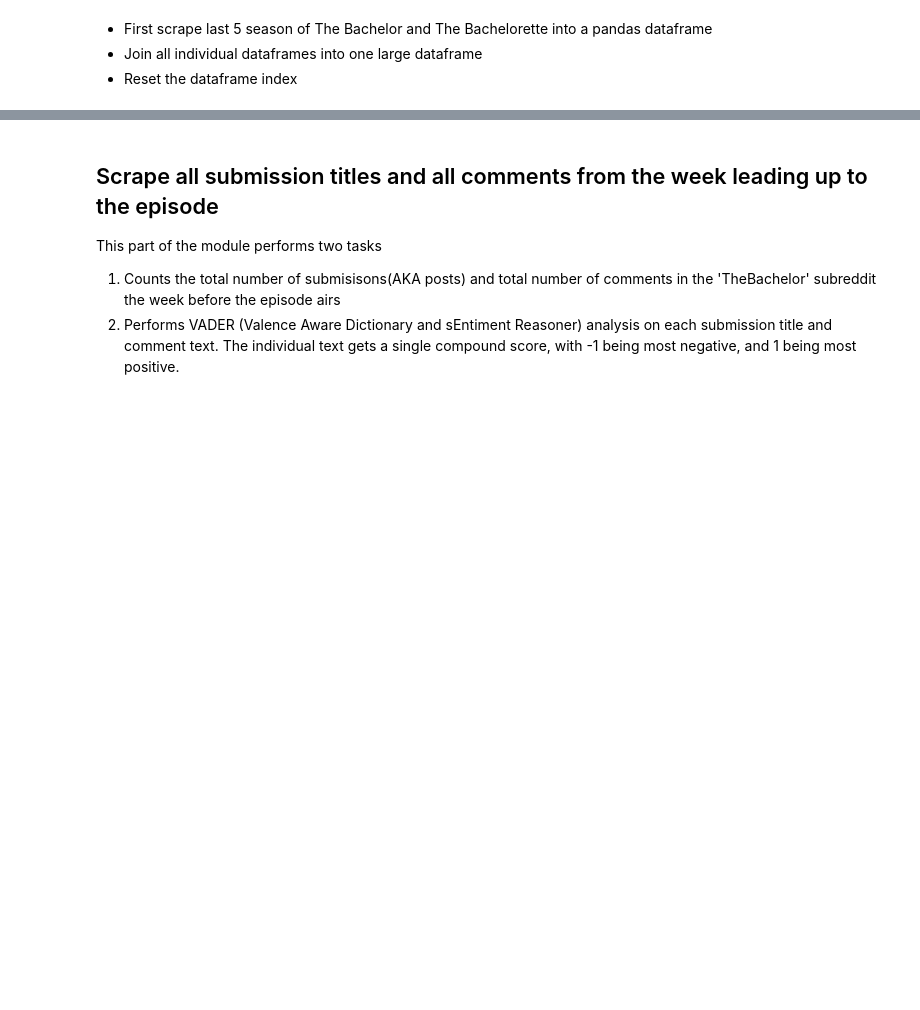
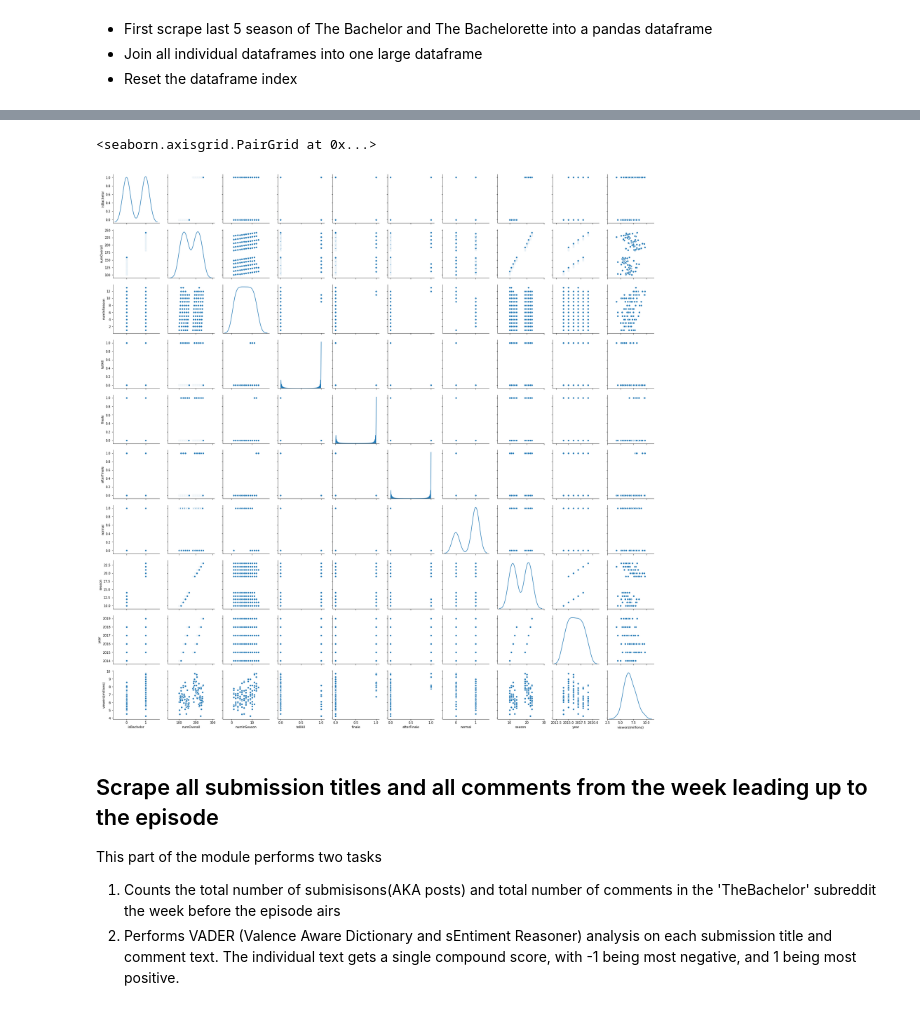
Before and after one commit to jlaw8504/alphaPRAW, a Jupyter notebook: Bachelor Linear Regression.ipynb, the cells around one changed output, grey strips where cells are left out. Drawn from its saved outputs; the diff is of its cells as text; code cells hidden in the pictures; blank space fills up the shorter version.

Commit message:
updated pyBach to include episode types

```diff
--- a/Bachelor Linear Regression.ipynb
+++ b/Bachelor Linear Regression.ipynb
@@ -18,9 +19,11 @@ bachSeasons = range(19,24)
 etteSeasons = range(10,15)
 
 for bachSeason in bachSeasons:
-    dfList.append(pyBach.scrapeWikiEpiTable(bachSeason))
+    dfList.append(pyBach.scrapeWikiEpiTable(bachSeason, keepTitle=True))
 for etteSeason in etteSeasons:
-    dfList.append(pyBach.scrapeWikiEpiTable(etteSeason, show='bachelorette'))
+    dfList.append(pyBach.scrapeWikiEpiTable(etteSeason, show='bachelorette', keepTitle=True))
 
 df = pd.concat(dfList)
 df.reset_index(drop=True, inplace=True)
+# add one-hot encoding to label each episode
+df = pyBach.appendEpiTypes(df)
@@ -27,5 +51,8 @@ df.reset_index(drop=True, inplace=True)
 # %%
-sns.pairplot(df[['isBachelor', 'numOverall', 'numInSeason', 'season', 'year', 'viewers(millions)']], diag_kind="kde")
+sns.pairplot(df[['isBachelor', 'numOverall', 'numInSeason', 'tellAll', 'finale', 'afterFinale', 'normal', 'season', 'year', 'viewers(millions)']], diag_kind="kde")
+# %% [output]
+<seaborn.axisgrid.PairGrid at 0x...>
+[figure, added]
 # %% [markdown]
 ## Scrape all submission titles and all comments from the week leading up to the episode
 This part of the module performs two tasks
```
Also changed, not shown: parts of 12 cells of this notebook, 2 other files.
